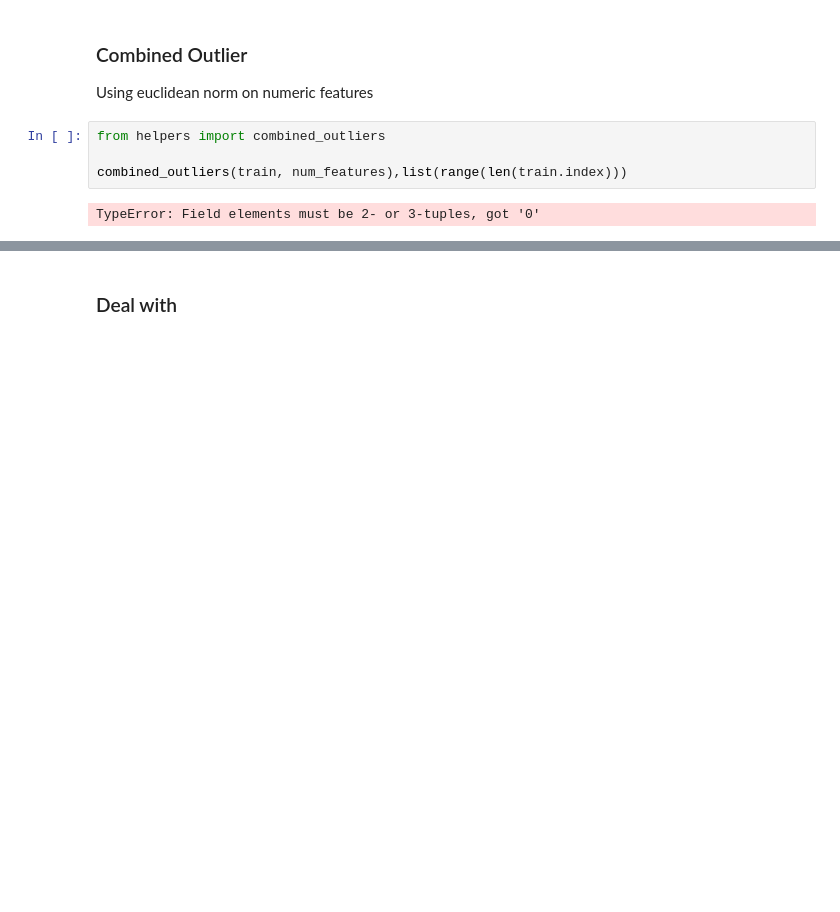
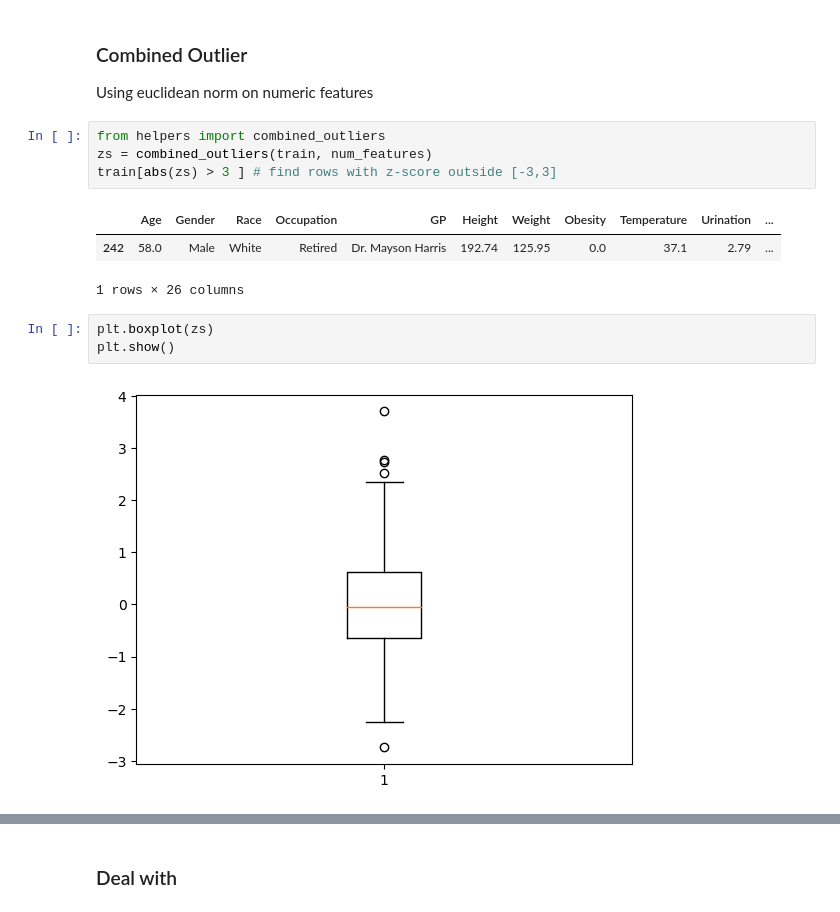
Before and after one commit to Even-tr/IN-STK5000-9000-Project-1, a Jupyter notebook: NotebookV2.ipynb, the cells around one changed output, grey strips where cells are left out. Drawn from its saved outputs; the diff is of its cells as text; blank space fills up the shorter version.

Commit message:
better plots for combined outliers

```diff
--- a/NotebookV2.ipynb
+++ b/NotebookV2.ipynb
@@ -238,7 +238,14 @@ for f in ['Age', 'Urination']:
 Using euclidean norm on numeric features
 # %%
 from helpers import combined_outliers
-
-combined_outliers(train, num_features),list(range(len(train.index)))
+zs = combined_outliers(train, num_features)
+train[abs(zs) > 3 ] # find rows with z-score outside [-3,3]
 # %% [output]
+|  | Age | Gender | Race | Occupation | GP | Height | Weight | Obesity | Temperature | Urination | ... |
+| 242 | 58.0 | Male | White | Retired | Dr. Mayson Harris | 192.74 | 125.95 | 0.0 | 37.1 | 2.79 | ... |
-TypeError: Field elements must be 2- or 3-tuples, got '0'
+1 rows × 26 columns
+# %%
+plt.boxplot(zs)
+plt.show()
+# %% [output]
+[figure, added]
```
Also changed, not shown: parts of 2 cells of this notebook.
